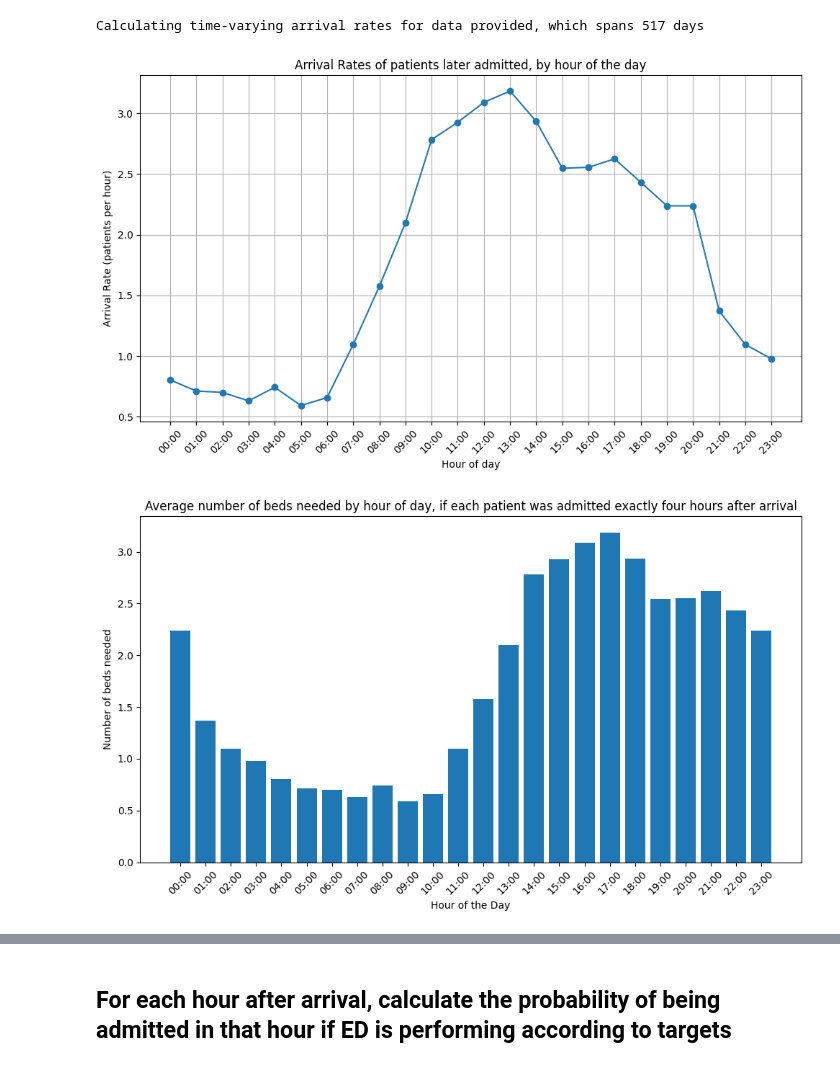
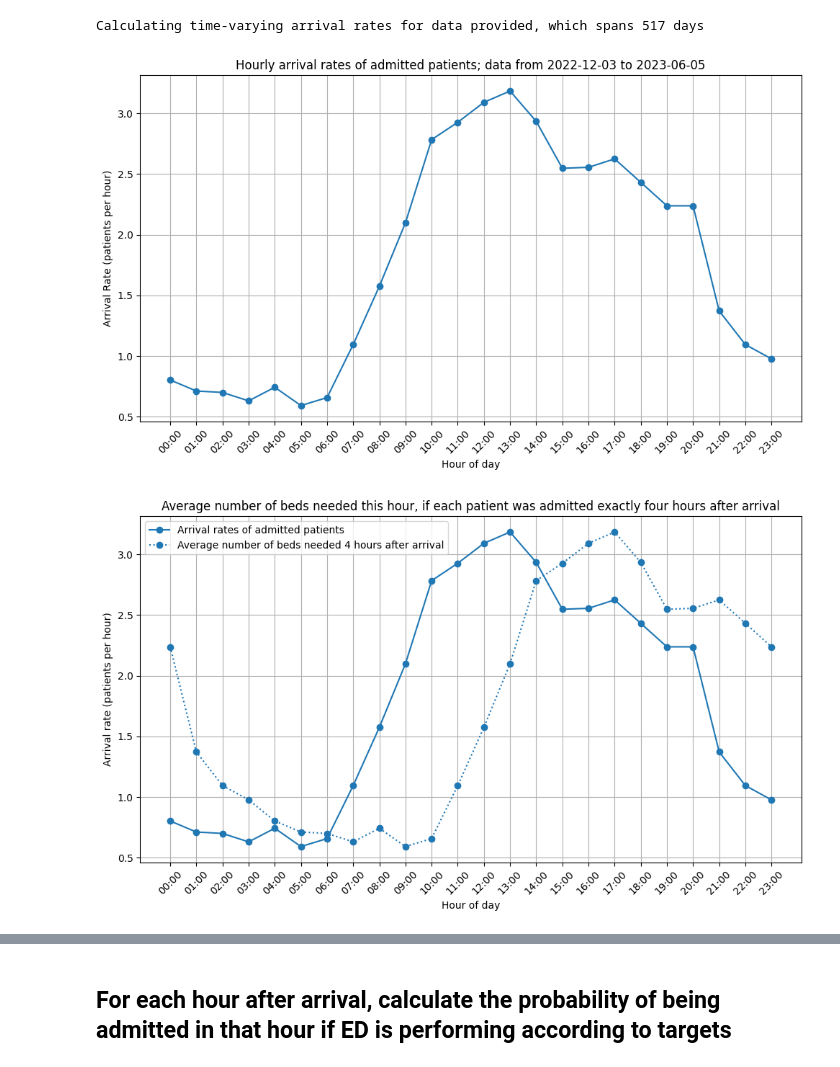
Before and after one commit to zmek/patientflow, a Jupyter notebook: notebooks/experiments/Modelling_to_show_true_demand.ipynb, the cells around one changed output, grey strips where cells are left out. Saved outputs shown, nothing was run; the diff lists cells and outputs as text; code cells hidden in the pictures.

```diff
--- a/notebooks/experiments/Modelling_to_show_true_demand.ipynb
+++ b/notebooks/experiments/Modelling_to_show_true_demand.ipynb
@@ -29,6 +29,6 @@ sys.path.append(str(USER_ROOT / 'patientflow' / 'functions'))
 model_file_path = USER_ROOT / 'patientflow' / 'trained-models'
 # model_file_path.mkdir(parents=True, exist_ok=True)
 data_path = USER_ROOT / 'patientflow' / 'data-raw'
-media_file_path = USER_ROOT / 'patientflow' / 'notebooks' / 'img'
+media_file_path = USER_ROOT / 'patientflow' / 'notebooks' / 'experiments' / 'img'
 # media_file_path.mkdir(parents=True, exist_ok=True)
 # %%
@@ -120,6 +113,7 @@ Calculating time-varying arrival rates for data provided, which spans 517 days
 # %%
 import matplotlib.pyplot as plt
 import datetime
+from datetime import timedelta
 
 # Extract keys and values
 hours = list(dict_.keys())
@@ -127,6 +121,7 @@ arrival_rates = list(dict_.values())
 
 # Convert datetime.time objects to strings for better readability on the plot
 hour_labels = [hour.strftime('%H:%M') for hour in hours]
+title = f'Hourly arrival rates of admitted patients; data from {start_training_set - timedelta(days=n*7)} to {start_validation_set - timedelta(days=n*7)}'
 
 # Plot the data
 plt.figure(figsize=(10, 6))
@@ -134,44 +129,64 @@ plt.plot(hour_labels, arrival_rates, marker='o')
 plt.xticks(rotation=45)
 plt.xlabel('Hour of day')
 plt.ylabel('Arrival Rate (patients per hour)')
-plt.title('Arrival Rates of patients later admitted, by hour of the day')
+plt.title(title)
 plt.grid(True)
 plt.tight_layout()
+plt.savefig(media_file_path / title.replace(" ", "_"), dpi=300)
 plt.show()
 # %% [output]
-[figure, old version]
+[figure, new version]
 # %%
 ## Lag by four hours
 import datetime
 from collections import OrderedDict
 
 # Assuming 'dict' is already defined
 
 # Lag the arrival times by 4 hours
 lagged_dict = OrderedDict()
 for time, rate in dict_.items():
     lagged_time = (datetime.datetime.combine(datetime.date.today(), time) + datetime.timedelta(hours=4)).time()
     lagged_dict[lagged_time] = rate
 
 # Sort the dictionary by the new lagged time
 sorted_lagged_dict = OrderedDict(sorted(lagged_dict.items()))
 
 # Extract keys and values from the sorted dictionary
 hours = list(sorted_lagged_dict.keys())
-arrival_rates = list(sorted_lagged_dict.values())
+arrival_rates_lagged = list(sorted_lagged_dict.values())
 
 # Convert datetime.time objects to strings for better readability on the plot
 hour_labels = [hour.strftime('%H:%M') for hour in hours]
 
+title = 'Average number of beds needed this hour, if each patient was admitted exactly four hours after arrival'
+
+# # Plot the data
+# plt.figure(figsize=(10, 6))
+# plt.bar(hour_labels, arrival_rates)
+# plt.xticks(rotation=45)
+# plt.xlabel('Hour of day')
+# plt.ylabel('Number of beds needed (on average)')
+# plt.title(title)
+# # plt.grid(True)
+# plt.tight_layout()
+# plt.savefig(media_file_path / title.replace(" ", "_"), dpi=300)
+# plt.show()
+
 # Plot the data
 plt.figure(figsize=(10, 6))
-plt.bar(hour_labels, arrival_rates)
+plt.plot(hour_labels, arrival_rates, marker='o', label='Arrival rates of admitted patients')
+plt.plot(hour_labels, arrival_rates_lagged, marker='o', linestyle=':', color='C0', label='Average number of beds needed 4 hours after arrival')
+plt.legend()
+
 plt.xticks(rotation=45)
-plt.xlabel('Hour of the Day')
-plt.ylabel('Number of beds needed')
-plt.title('Average number of beds needed by hour of day, if each patient was admitted exactly four hours after arrival')
-# plt.grid(True)
+plt.xlabel('Hour of day')
+plt.ylabel('Arrival rate (patients per hour)')
+plt.title(title)
+plt.grid(True)
 plt.tight_layout()
+plt.savefig(media_file_path / title.replace(" ", "_"), dpi=300)
+
 plt.show()
 # %% [output]
-[figure, old version]
+[figure, new version]
```
Also changed, not shown: parts of 9 cells of this notebook, 8 other files.
